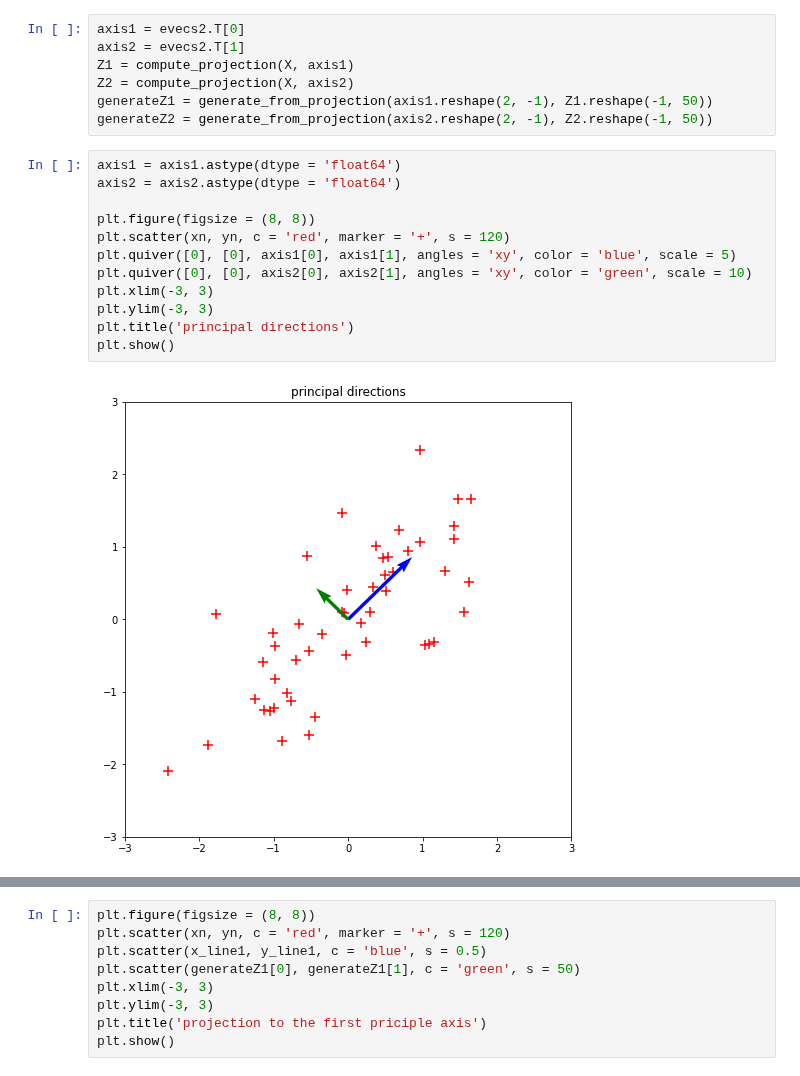
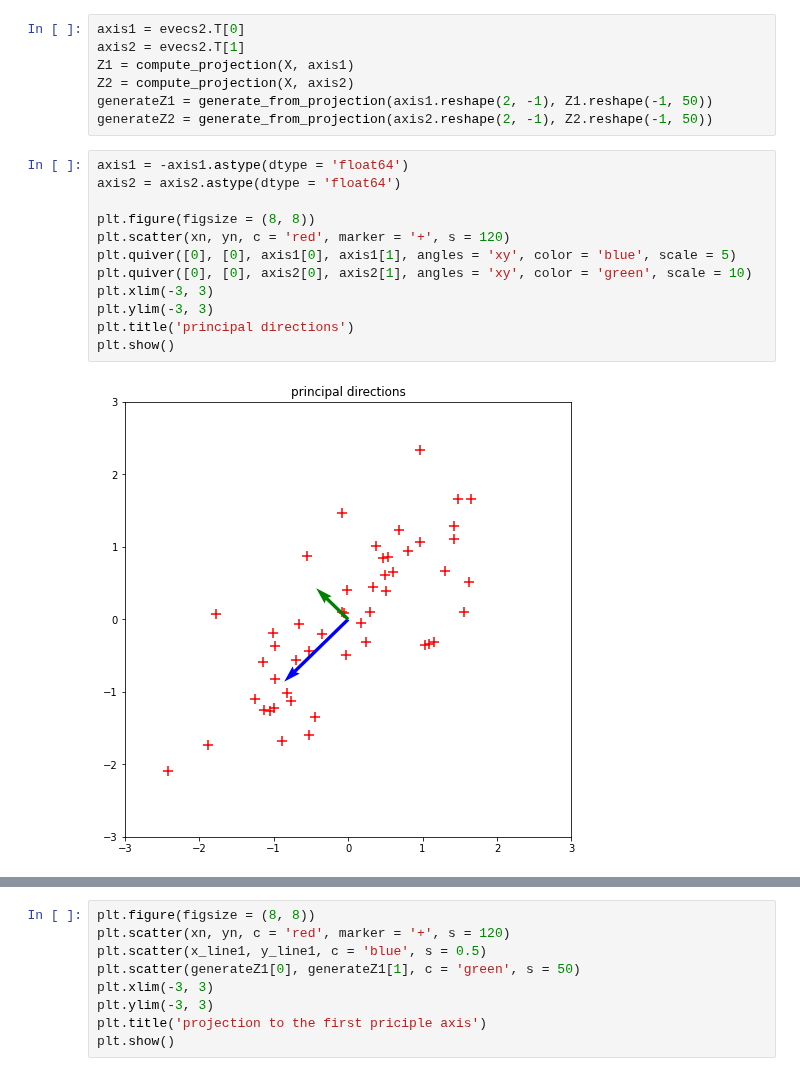
Before and after one commit to wkdthf21/Machine-Learning-Assignment, a Jupyter notebook: 08/Principal Component Analysis.ipynb, the cells around one changed output, grey strips where cells are left out. Drawn from its saved outputs; the diff is of its cells as text.

```diff
--- a/08/Principal Component Analysis.ipynb
+++ b/08/Principal Component Analysis.ipynb
@@ -122,19 +122,19 @@ Z2 = compute_projection(X, axis2)
 generateZ1 = generate_from_projection(axis1.reshape(2, -1), Z1.reshape(-1, 50))
 generateZ2 = generate_from_projection(axis2.reshape(2, -1), Z2.reshape(-1, 50))
 # %%
-axis1 = axis1.astype(dtype = 'float64')
+axis1 = -axis1.astype(dtype = 'float64')
 axis2 = axis2.astype(dtype = 'float64')
 
 plt.figure(figsize = (8, 8))
 plt.scatter(xn, yn, c = 'red', marker = '+', s = 120)
 plt.quiver([0], [0], axis1[0], axis1[1], angles = 'xy', color = 'blue', scale = 5)
 plt.quiver([0], [0], axis2[0], axis2[1], angles = 'xy', color = 'green', scale = 10)
 plt.xlim(-3, 3)
 plt.ylim(-3, 3)
 plt.title('principal directions')
 plt.show()
 # %% [output]
-[figure, old version]
+[figure, new version]
 # %%
 xmin, xmax = xn.min(), xn.max()
 xx = np.linspace(xmin, xmax, 1000)
```
Also changed, not shown: parts of 8 cells of this notebook.
